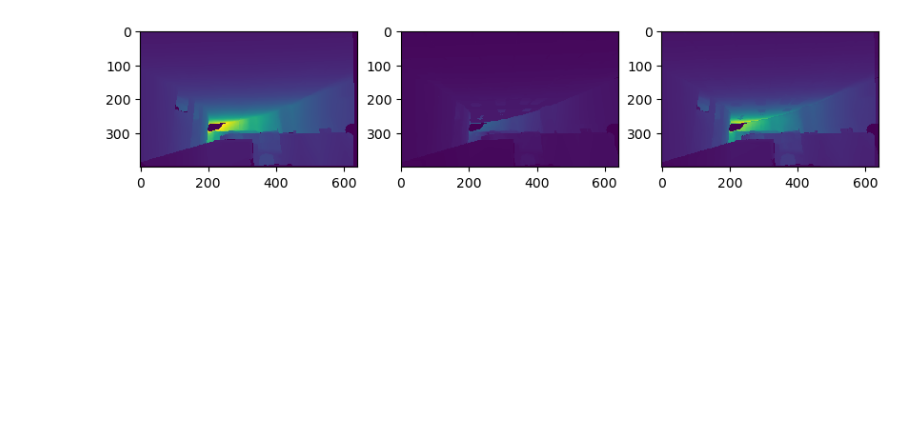
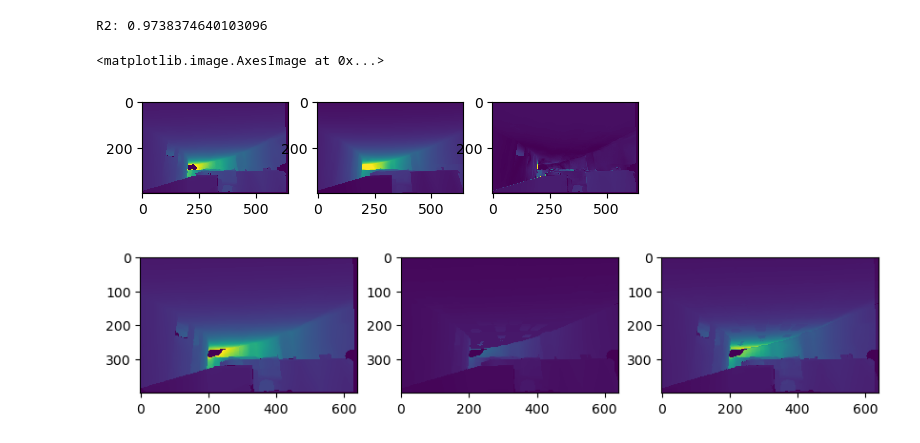
Before and after one commit to tauzn-clock/deep-stereo, a Jupyter notebook: scripts/playground _polynomial.ipynb, the cells around one changed output. Saved outputs shown, nothing was run; the diff lists cells and outputs as text; code cells hidden in the pictures; blank space fills up the shorter version.

Commit message:
normalise based on inverse with offset

```diff
--- a/scripts/playground _polynomial.ipynb
+++ b/scripts/playground _polynomial.ipynb
@@ -110,5 +76,0 @@ print(est_depth[-1,0])
-# %%
-import json
-
-with open(os.path.join(DATAFILE,"masks.json"),"r") as f:
-    masks = json.load(f)
@@ -198,3 +85,36 @@ Percentage of inliers:  0.9921259842519685
+# %%
+depth_flatten = depth.flatten()
+est_depth_flatten = 1/(est_depth.flatten()+25)
+est_depth_flatten = est_depth_flatten[depth_flatten!=0]
+depth_flatten = depth_flatten[depth_flatten!=0]
+#depth_flatten = depth_flatten[est_depth_flatten < 1]
+#est_depth_flatten = est_depth_flatten[est_depth_flatten < 1]
+
+# Calculate best fit in numpy
+p = np.polyfit(est_depth_flatten, depth_flatten, 1)
+
+pred = np.polyval(p, 1/(est_depth.flatten()+25)).reshape(depth.shape)
+
+# Calcualte r2
+r2 = np.corrcoef(est_depth_flatten, depth_flatten)[0, 1]
+print(f"R2: {r2}")
+
+fig, axs = plt.subplots(1, 3)
+
+depth_normalised = depth_filtering.normalise(depth)
+pred_normalised = depth_filtering.normalise(pred)
+
+axs[0].imshow(depth_normalised)
+axs[1].imshow(pred_normalised)
+diff = abs(depth_normalised - pred_normalised)
+diff[depth==0] = 0
+axs[2].imshow(diff)
+
+#plt.scatter(est_depth_flatten, depth_flatten)
+# %% [output]
+R2: 0.9738374640103096
+<matplotlib.image.AxesImage at 0x...>
+[figure, added]
 # %%
 fig, axs = plt.subplots(1, 3, figsize=(10, 5))
 
```
Also changed, not shown: parts of 10 cells of this notebook.
